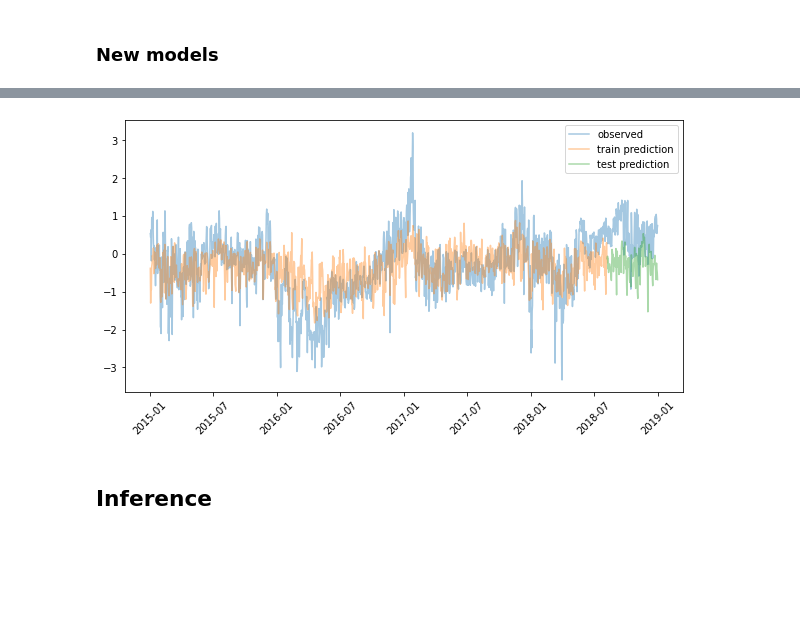
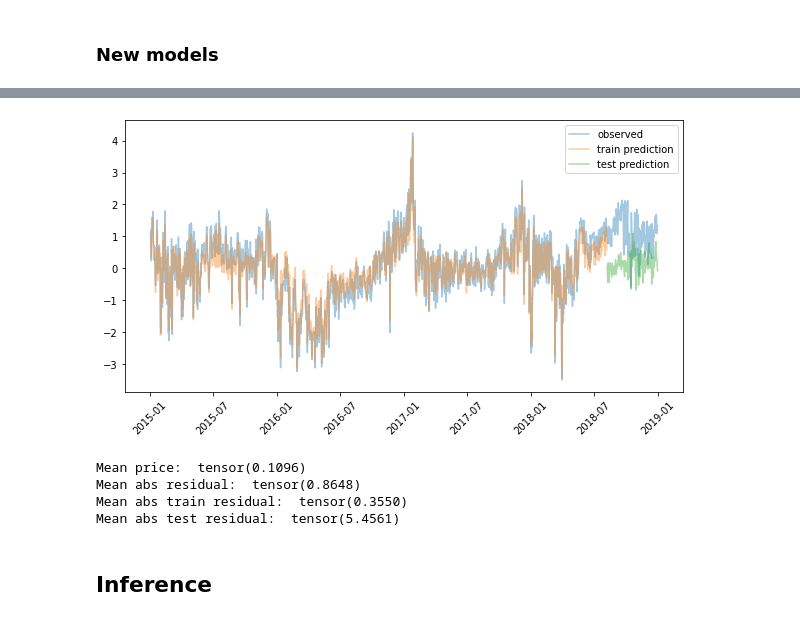
Before and after one commit to wdmdev/42186-MBML-Project, a Jupyter notebook: dlm.ipynb, the cells around one changed output, grey strips where cells are left out. Cells and saved outputs as stored; diff of their text form; code cells hidden in the pictures; blank space fills up the shorter version.

```diff
--- a/dlm.ipynb
+++ b/dlm.ipynb
@@ -176,8 +317,9 @@ class LinearDLM(ForecastingModel):
         super().__init__(*args, **kwargs)
         self.tau = 1
         self.M = 4
-        self.h_dim = X_E.shape[1]
-        self.gamma = 1e-6
+        # self.h_dim = X_E.shape[1]
+        self.h_dim = 20
+        self.gamma = 1
         self.lambda_f = 1
 
     def model(self, zero_data, covariates):
@@ -190,17 +332,23 @@ class LinearDLM(ForecastingModel):
 
         # draw parameters
         theta_g = pyro.sample("theta_g", dist.Normal(torch.zeros(self.h_dim), torch.ones(self.h_dim)).to_event(1))
-        theta_f = pyro.sample("theta_f", dist.Normal(torch.zeros((self.h_dim, feature_dim)), torch.ones((self.h_dim, feature_dim)) * self.lambda_f).to_event(2))
+        theta_f = pyro.sample("theta_f", dist.Normal(torch.zeros((feature_dim, self.h_dim)), torch.ones((feature_dim, self.h_dim)) * self.lambda_f).to_event(2))
         # print("theta_g: ", theta_g.shape)
 
         # weight = theta_g
+
         with self.time_plate:
-            R = pyro.sample("R", dist.HalfCauchy(self.gamma*torch.ones(feature_dim)).to_event(1))
-            # with poutine.reparam(config={"h_param": AutoReparam()}):
-            h = pyro.sample("h", dist.Normal(covariates, R).to_event(1))
+            R = pyro.sample("R", dist.HalfCauchy(self.gamma*torch.ones(self.h_dim)).to_event(1))
+            h_mean = (theta_f*covariates.unsqueeze(-1)).sum(-2, keepdim=True).squeeze(-2)
+            with poutine.reparam(config={"h_param": CosineReparam()}):
+            # print(covariates.unsqueeze(-1).shape, theta_f.shape)
+
+            # print("h_mean: ", h_mean.shape, "R: ",R.shape)
+                h = pyro.sample("h", dist.Normal(h_mean, R).to_event(1))
         pyro.deterministic("h_data", h)
 
         # prediction
+        # print("theta_g: ", theta_g.shape, "h: ", h.shape)
         prediction = (theta_g*h).sum(-1, keepdim=True)
         assert prediction.shape[-2:] == zero_data.shape
         # record in model_trace
@@ -248,4 +396,10 @@ ax.legend()
 plt.setp(ax.get_xticklabels(), rotation = 45)
 
 plt.show()
+
+resid = obs - posterior_samples['prediction'].squeeze()
+print("Mean price: ", obs.mean())
+print("Mean abs residual: ", resid.abs().mean())
+print("Mean abs train residual: ", resid[:, :T1].abs().mean())
+print("Mean abs test residual: ", resid[:, T1:].abs().mean())
 # %% [output]
@@ -262,4 +416,8 @@ INFO     step  900 loss = 101.843
-[figure, old version]
+[figure, new version]
+Mean price:  tensor(0.1096)
+Mean abs residual:  tensor(0.8648)
+Mean abs train residual:  tensor(0.3550)
+Mean abs test residual:  tensor(5.4561)
 # %% [markdown]
 ## Inference
 # %%
```
Also changed, not shown: parts of 6 cells of this notebook.
